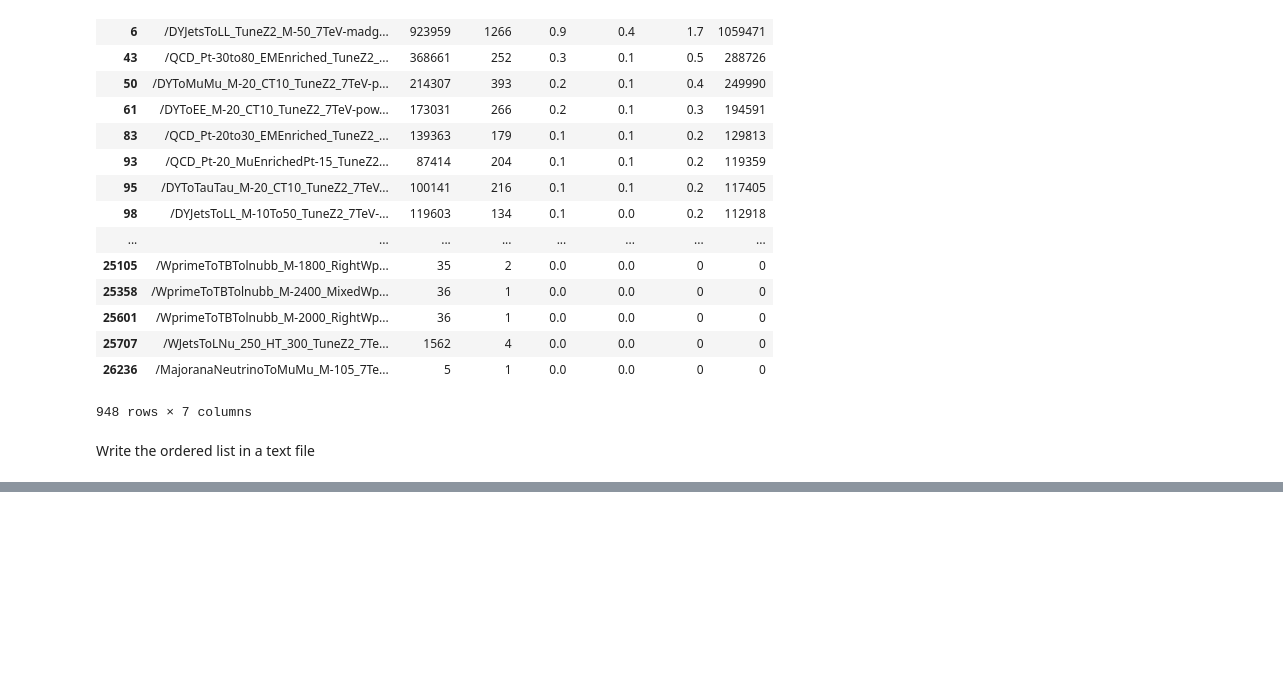
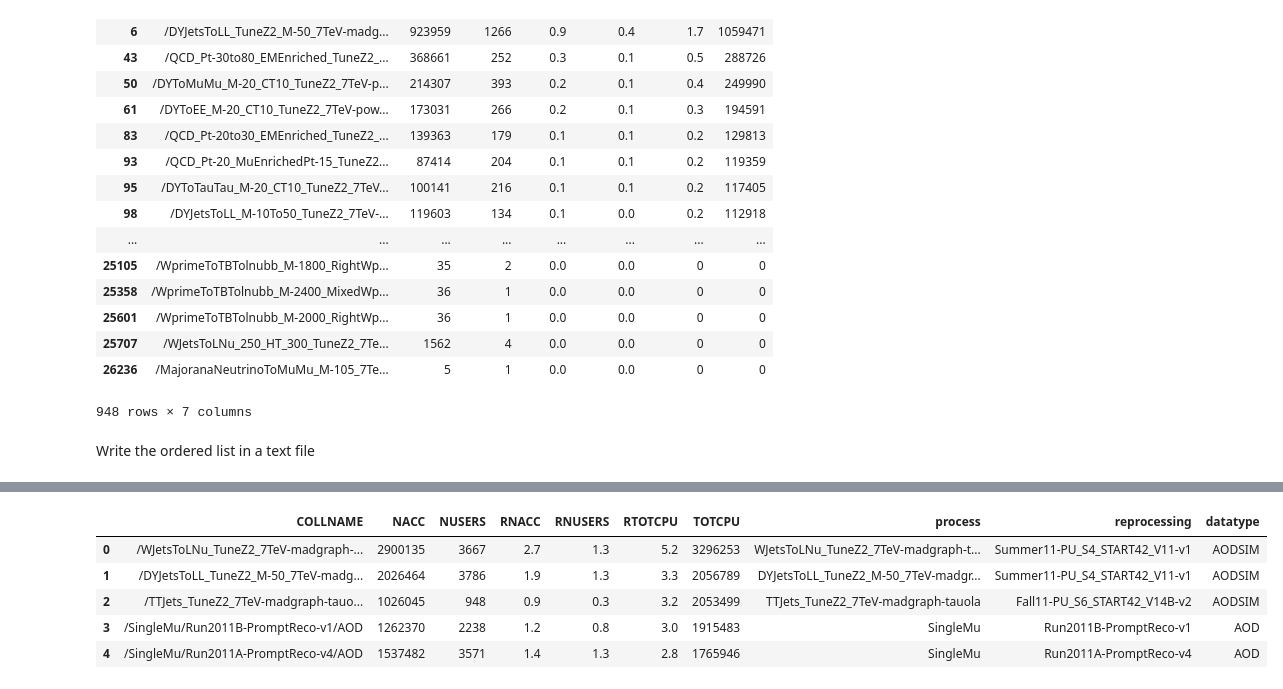
Before and after one commit to katilp/cms-data-popularity, a Jupyter notebook: compare-data-popularity.ipynb, the cells around one changed output, grey strips where cells are left out. Saved outputs shown, nothing was run; the diff lists cells and outputs as text; code cells hidden in the pictures; blank space fills up the shorter version.

```diff
--- a/compare-data-popularity.ipynb
+++ b/compare-data-popularity.ipynb
@@ -224,0 +249,13 @@ np.savetxt(r'np.txt', new_df[new_df['COLLNAME'].isin(datalist)]['COLLNAME'].valu
+# %%
+new_df['process'] = new_df.COLLNAME.str.split('/').str[1]
+new_df['reprocessing'] = new_df.COLLNAME.str.split('/').str[2]
+new_df['datatype'] = new_df.COLLNAME.str.split('/').str[3]
+# %%
+new_df.head()
+# %% [output]
+|  | COLLNAME | NACC | NUSERS | RNACC | RNUSERS | RTOTCPU | TOTCPU | process | reprocessing | datatype |
+| 0 | /WJetsToLNu_TuneZ2_7TeV-madgraph-... | 2900135 | 3667 | 2.7 | 1.3 | 5.2 | 3296253 | WJetsToLNu_TuneZ2_7TeV-madgraph-t... | Summer11-PU_S4_START42_V11-v1 | AODSIM |
+| 1 | /DYJetsToLL_TuneZ2_M-50_7TeV-madg... | 2026464 | 3786 | 1.9 | 1.3 | 3.3 | 2056789 | DYJetsToLL_TuneZ2_M-50_7TeV-madgr... | Summer11-PU_S4_START42_V11-v1 | AODSIM |
+| 2 | /TTJets_TuneZ2_7TeV-madgraph-tauo... | 1026045 | 948 | 0.9 | 0.3 | 3.2 | 2053499 | TTJets_TuneZ2_7TeV-madgraph-tauola | Fall11-PU_S6_START42_V14B-v2 | AODSIM |
+| 3 | /SingleMu/Run2011B-PromptReco-v1/AOD | 1262370 | 2238 | 1.2 | 0.8 | 3.0 | 1915483 | SingleMu | Run2011B-PromptReco-v1 | AOD |
+| 4 | /SingleMu/Run2011A-PromptReco-v4/AOD | 1537482 | 3571 | 1.4 | 1.3 | 2.8 | 1765946 | SingleMu | Run2011A-PromptReco-v4 | AOD |
```
Also changed, not shown: parts of 6 cells of this notebook.
